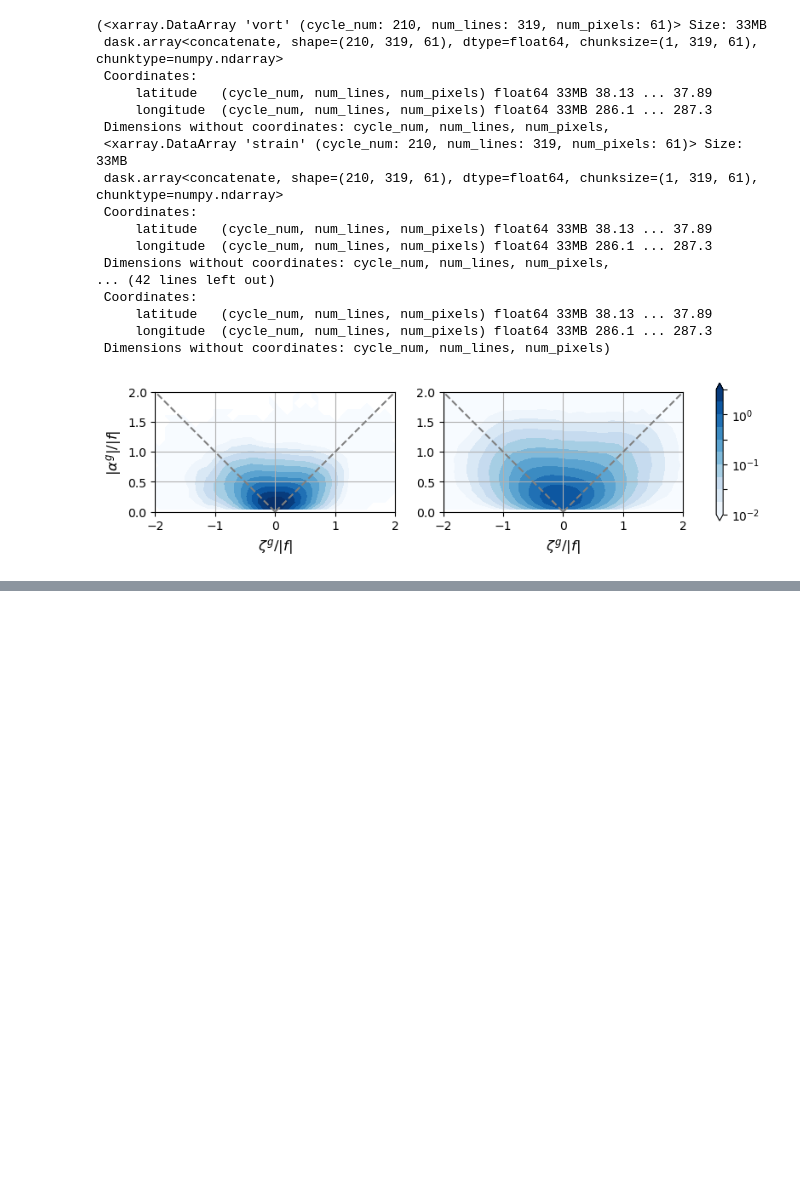
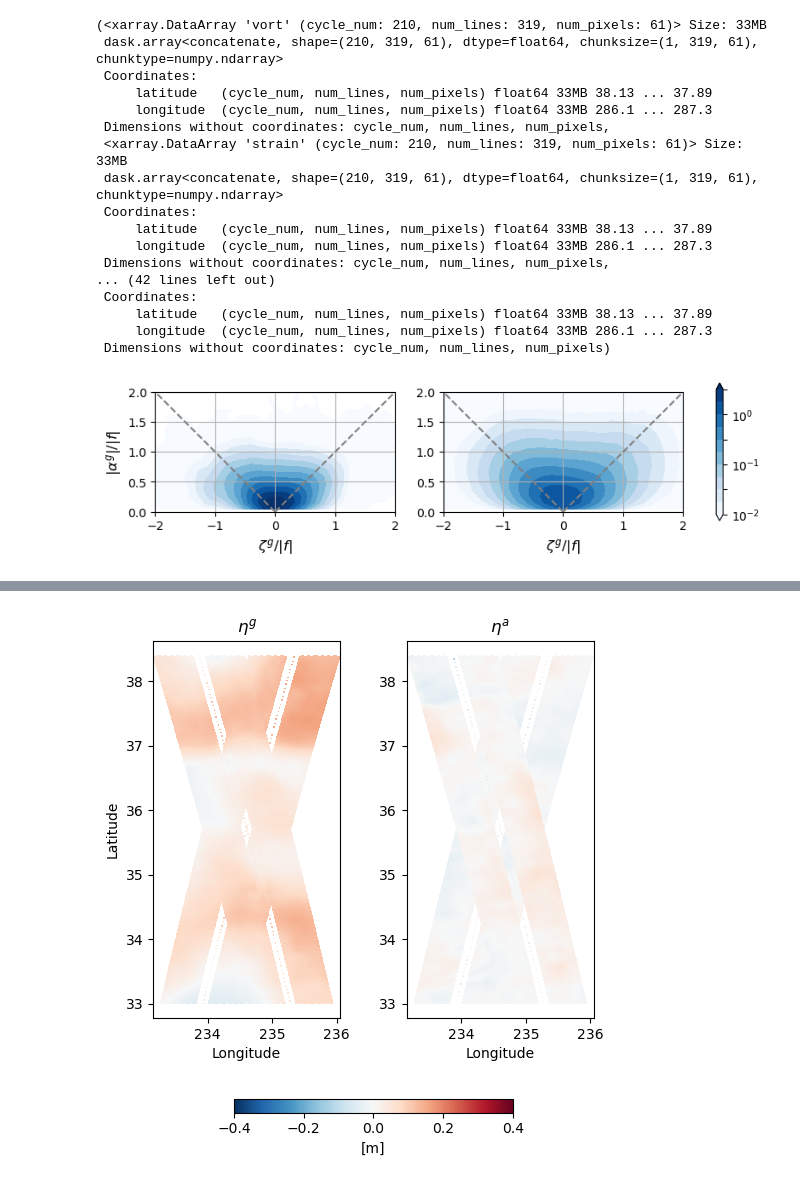
Before and after one commit to roxyboy/geosCalVal, a Jupyter notebook: Omega-k.ipynb, the cells around one changed output, grey strips where cells are left out. Cells and saved outputs as stored; diff of their text form; code cells hidden in the pictures; blank space fills up the shorter version.

```diff
--- a/Omega-k.ipynb
+++ b/Omega-k.ipynb
@@ -2520,0 +2639,8 @@ plt.savefig(op.join(ddir,"../Figs/vort-strain-GSjointPDF.pdf"))
+# %%
+low13 = xr.open_zarr(op.join(ddir,"CalVal/geos/Pass%03d/SSHa.zarr"
+                               % 13)
+                      ).ssha.where(~maskn3,drop=True).where(~masks3,drop=True)
+low26 = xr.open_zarr(op.join(ddir,"CalVal/geos/Pass%03d/SSHa.zarr"
+                               % 26)
+                      ).ssha.where(~maskn6,drop=True).where(~masks6,drop=True)
+low13, low26
@@ -2520,0 +2664,4 @@ plt.savefig(op.join(ddir,"../Figs/vort-strain-GSjointPDF.pdf"))
+# %%
+r_ref3 = (~mm13).sum() / np.prod(mm13.shape)
+r_ref6 = (~mm26).sum() / np.prod(mm26.shape)
+r_ref6
@@ -2520,0 +2913,36 @@ plt.savefig(op.join(ddir,"../Figs/vort-strain-GSjointPDF.pdf"))
+# %%
+cnum = 20
+fig, axes = plt.subplots(figsize=(6,7), nrows=1, ncols=2)
+# fig.set_tight_layout(True)
+im = axes[0].pcolormesh(g13_exterp.isel(cycle_num=cnum).longitude,
+                        g13_exterp.isel(cycle_num=cnum).latitude,
+               g13_exterp.isel(cycle_num=cnum),
+               vmin=-.4, vmax=.4, cmap="RdBu_r",
+               rasterized=True)
+axes[0].pcolormesh(g26_exterp.isel(cycle_num=cnum).longitude,
+                   g26_exterp.isel(cycle_num=cnum).latitude,
+               g26_exterp.isel(cycle_num=cnum),
+               vmin=-.4, vmax=.4, cmap="RdBu_r",
+               rasterized=True)
+axes[1].pcolormesh(a13_exterp.isel(cycle_num=cnum).longitude,
+                   a13_exterp.isel(cycle_num=cnum).latitude,
+               a13_exterp.isel(cycle_num=cnum),
+               vmin=-.4, vmax=.4, cmap="RdBu_r",
+               rasterized=True)
+axes[1].pcolormesh(a26_exterp.isel(cycle_num=cnum).longitude,
+                   a26_exterp.isel(cycle_num=cnum).latitude,
+               a26_exterp.isel(cycle_num=cnum),
+               vmin=-.4, vmax=.4, cmap="RdBu_r",
+               rasterized=True)
+axes[0].set_aspect("equal")
+axes[1].set_aspect("equal")
+axes[0].set_xlabel(r"Longitude")
+axes[0].set_ylabel(r"Latitude")
+axes[1].set_xlabel(r"Longitude")
+cbar = fig.colorbar(im, ax=axes, orientation="horizontal", shrink=.6)
+cbar.set_label(r"[m]")
+axes[0].set_title(r"$\eta^g$")
+axes[1].set_title(r"$\eta^a$")
+plt.savefig(op.join(ddir,"../Figs/ssha-CC.pdf"))
+# %% [output]
+[figure, added]
```
Also changed, not shown: parts of 40 cells of this notebook, 20 other files.
